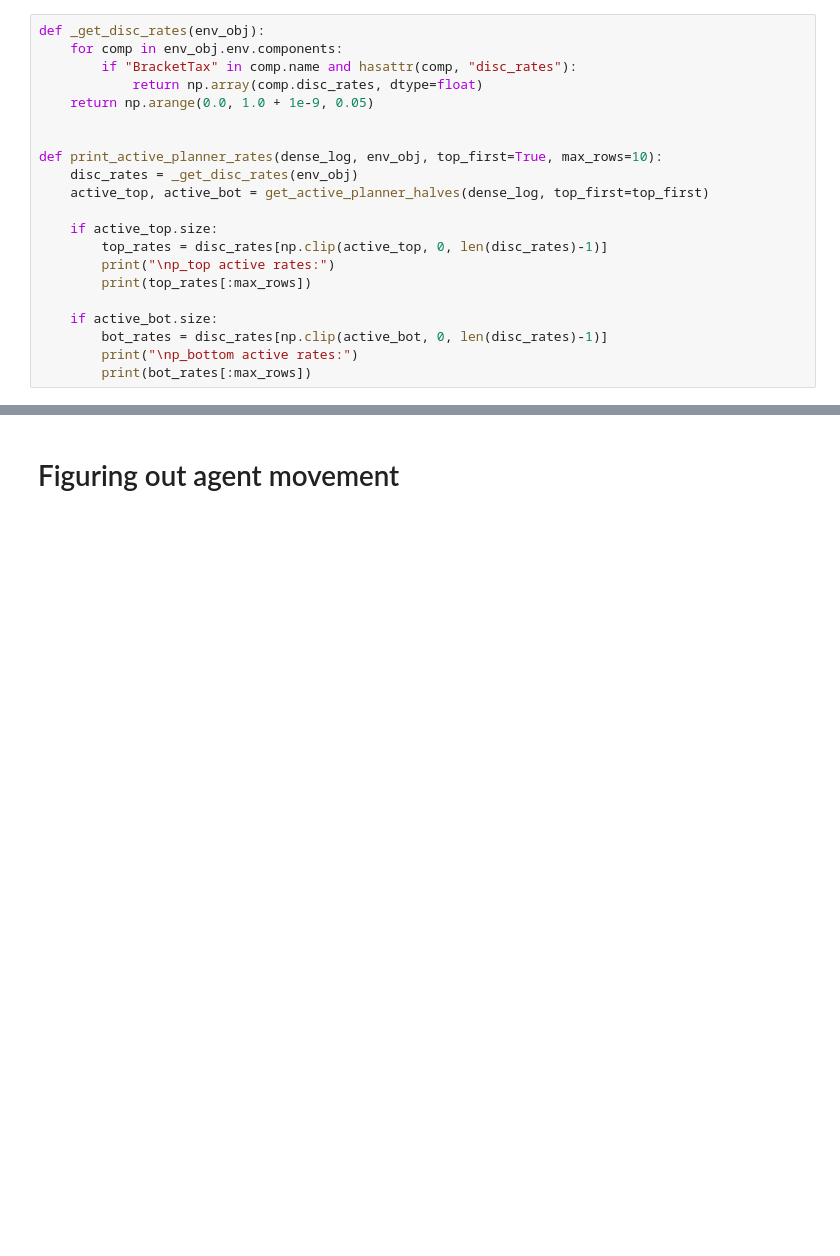
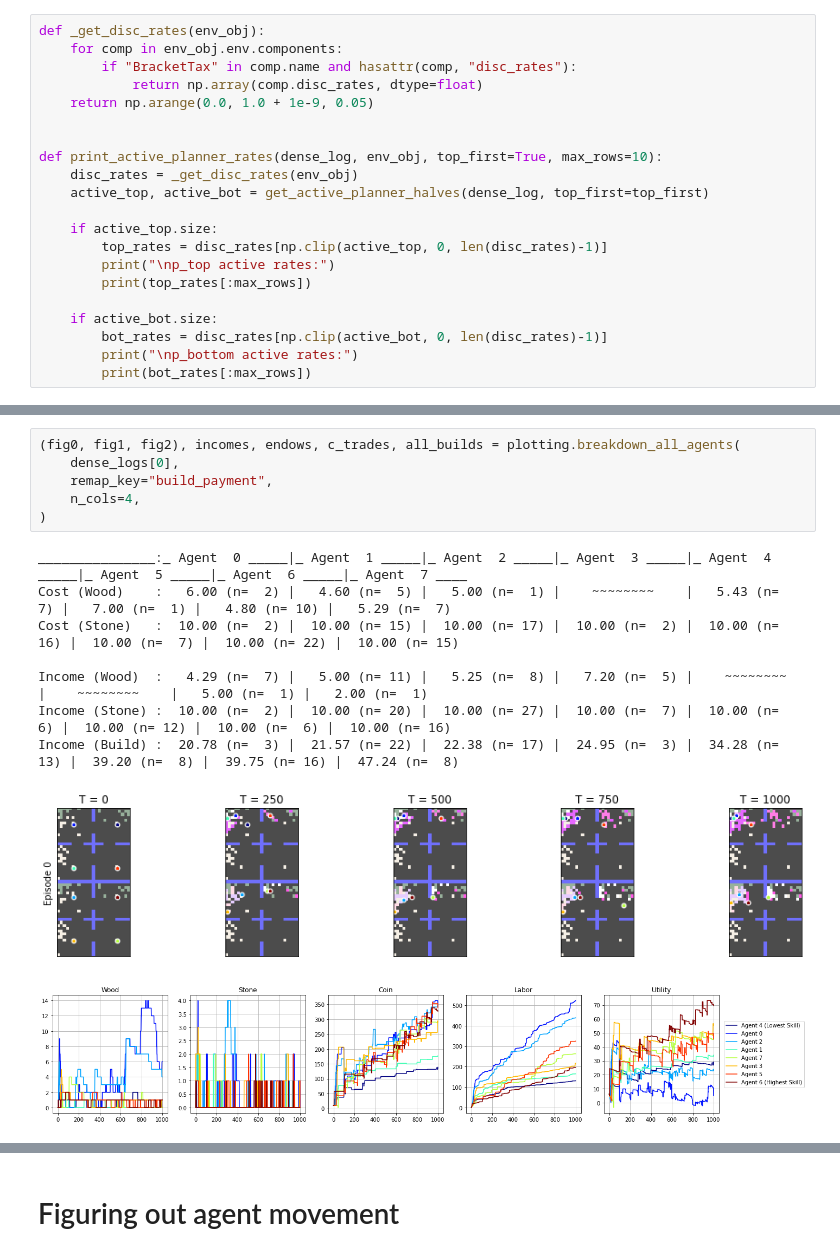
Before and after one commit to DragonsAreFuckingCool/DRL-in-international-economy-ai-economist-, a Jupyter notebook: tutorials/tax_annealing_simulation.ipynb, the cells around one changed output, grey strips where cells are left out. Saved outputs shown, nothing was run; the diff lists cells and outputs as text; blank space fills up the shorter version.

```diff
--- a/tutorials/tax_annealing_simulation.ipynb
+++ b/tutorials/tax_annealing_simulation.ipynb
@@ -815,0 +962,16 @@ Prefer Variable.assign which has equivalent behavior in 2.X.
+# %%
+(fig0, fig1, fig2), incomes, endows, c_trades, all_builds = plotting.breakdown_all_agents(
+    dense_logs[0],
+    remap_key="build_payment",
+    n_cols=4,
+)
+# %% [output]
+_______________:_ Agent  0 _____|_ Agent  1 _____|_ Agent  2 _____|_ Agent  3 _____|_ Agent  4 _____|_ Agent  5 _____|_ Agent  6 _____|_ Agent  7 ____
+Cost (Wood)    :   6.00 (n=  2) |   4.60 (n=  5) |   5.00 (n=  1) |    ~~~~~~~~    |   5.43 (n=  7) |   7.00 (n=  1) |   4.80 (n= 10) |   5.29 (n=  7)
+Cost (Stone)   :  10.00 (n=  2) |  10.00 (n= 15) |  10.00 (n= 17) |  10.00 (n=  2) |  10.00 (n= 16) |  10.00 (n=  7) |  10.00 (n= 22) |  10.00 (n= 15)
+
+Income (Wood)  :   4.29 (n=  7) |   5.00 (n= 11) |   5.25 (n=  8) |   7.20 (n=  5) |    ~~~~~~~~    |    ~~~~~~~~    |   5.00 (n=  1) |   2.00 (n=  1)
+Income (Stone) :  10.00 (n=  2) |  10.00 (n= 20) |  10.00 (n= 27) |  10.00 (n=  7) |  10.00 (n=  6) |  10.00 (n= 12) |  10.00 (n=  6) |  10.00 (n= 16)
+Income (Build) :  20.78 (n=  3) |  21.57 (n= 22) |  22.38 (n= 17) |  24.95 (n=  3) |  34.28 (n= 13) |  39.20 (n=  8) |  39.75 (n= 16) |  47.24 (n=  8)
+[figure, added]
+[figure, added]
```
Also changed, not shown: parts of 40 cells of this notebook.
